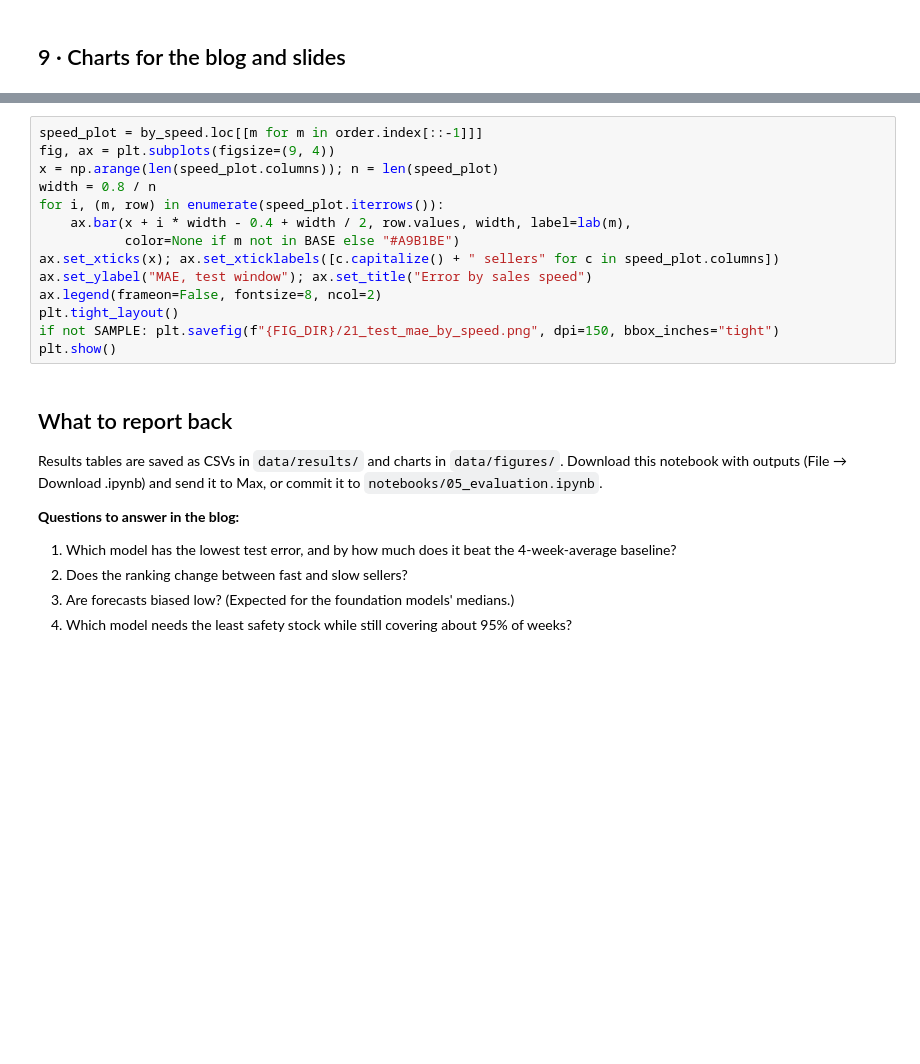
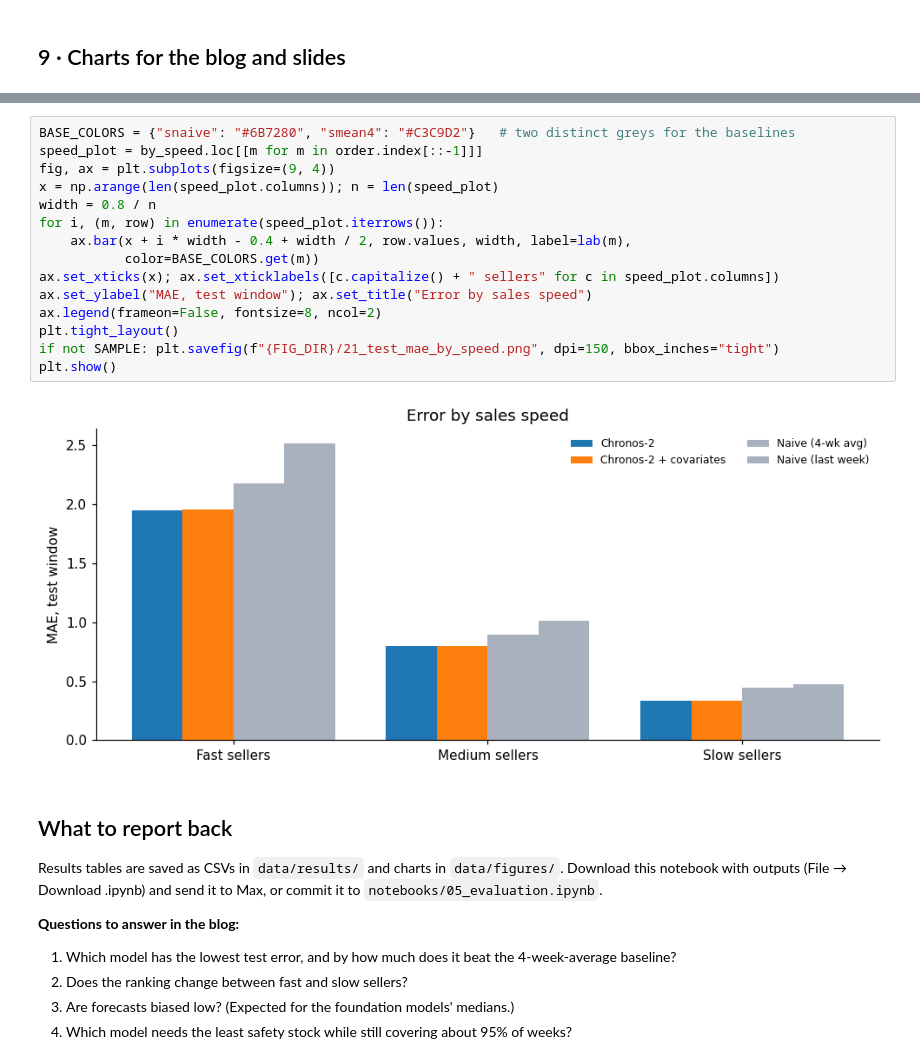
Before and after one commit to vollemax-lgtm/walmart-demand-forecasting, a Jupyter notebook: notebooks/05_evaluation.ipynb, the cells around one changed output, grey strips where cells are left out. Drawn from its saved outputs; the diff is of its cells as text; blank space fills up the shorter version.

```diff
--- a/notebooks/05_evaluation.ipynb
+++ b/notebooks/05_evaluation.ipynb
@@ -240,17 +315,20 @@ plt.show()
 # %%
+BASE_COLORS = {"snaive": "#6B7280", "smean4": "#C3C9D2"}   # two distinct greys for the baselines
 speed_plot = by_speed.loc[[m for m in order.index[::-1]]]
 fig, ax = plt.subplots(figsize=(9, 4))
 x = np.arange(len(speed_plot.columns)); n = len(speed_plot)
 width = 0.8 / n
 for i, (m, row) in enumerate(speed_plot.iterrows()):
     ax.bar(x + i * width - 0.4 + width / 2, row.values, width, label=lab(m),
-           color=None if m not in BASE else "#A9B1BE")
+           color=BASE_COLORS.get(m))
 ax.set_xticks(x); ax.set_xticklabels([c.capitalize() + " sellers" for c in speed_plot.columns])
 ax.set_ylabel("MAE, test window"); ax.set_title("Error by sales speed")
 ax.legend(frameon=False, fontsize=8, ncol=2)
 plt.tight_layout()
 if not SAMPLE: plt.savefig(f"{FIG_DIR}/21_test_mae_by_speed.png", dpi=150, bbox_inches="tight")
 plt.show()
+# %% [output]
+[figure, added]
 # %% [markdown]
 ## What to report back
 Results tables are saved as CSVs in `data/results/` and charts in `data/figures/`.
```
Also changed, not shown: parts of 11 cells of this notebook, 3 other files.
